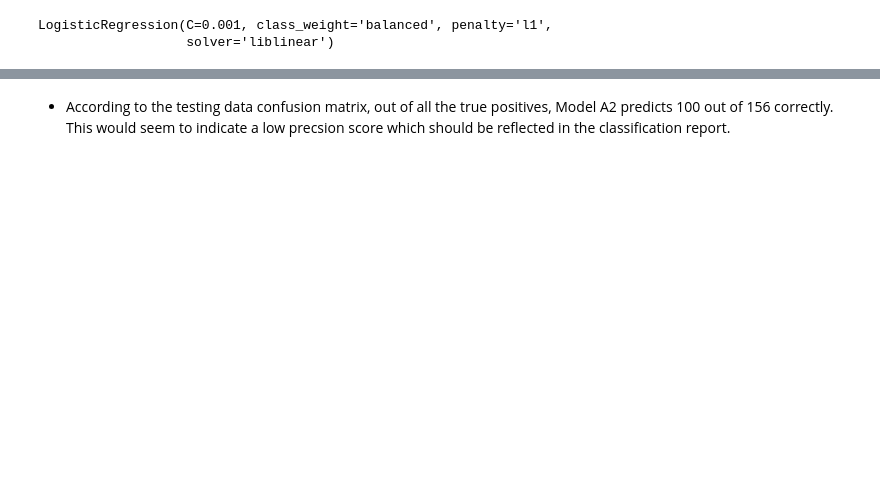
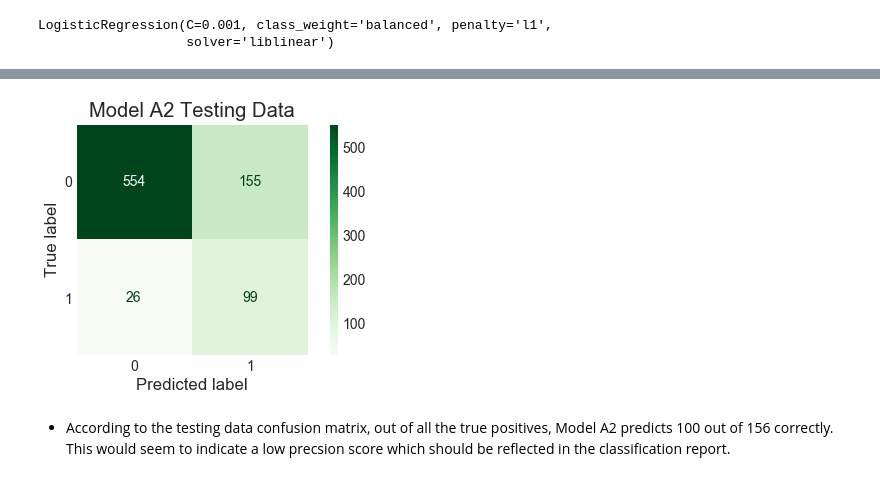
Before and after one commit to jmg0144/Customer-Churn-Classification-Analysis, a Jupyter notebook: SyriaTel-Customer-Churn-Analysis.ipynb, the cells around one changed output, grey strips where cells are left out. Cells and saved outputs as stored; diff of their text form; code cells hidden in the pictures; blank space fills up the shorter version.

```diff
--- a/SyriaTel-Customer-Churn-Analysis.ipynb
+++ b/SyriaTel-Customer-Churn-Analysis.ipynb
@@ -657,3 +666,7 @@ AUC: 0.8377094499294782
+# %%
+features_model_a2_test = pd.DataFrame(data=X_test, columns=['customer_service_calls','total_charge',
+                                                             'international_plan_no',
+                                            'international_plan_yes','voice_mail_plan_no','voice_mail_plan_yes'])
 # %% [markdown]
 ### Parameter Tuning
 # %% [markdown]
@@ -734,2 +745,6 @@ plt.grid(False)
+# %%
+confusion_matrix(model_a2, X_test_scaled_a2, y_test, 'Model A2 Testing Data')
+# %% [output]
+[figure, added]
 # %% [markdown]
  - According to the testing data confusion matrix, out of all the true positives, Model A2 predicts 100 out of 156 correctly. This would seem to indicate a low precsion score which should be reflected in the classification report.
```
Also changed, not shown: parts of 33 cells of this notebook.
